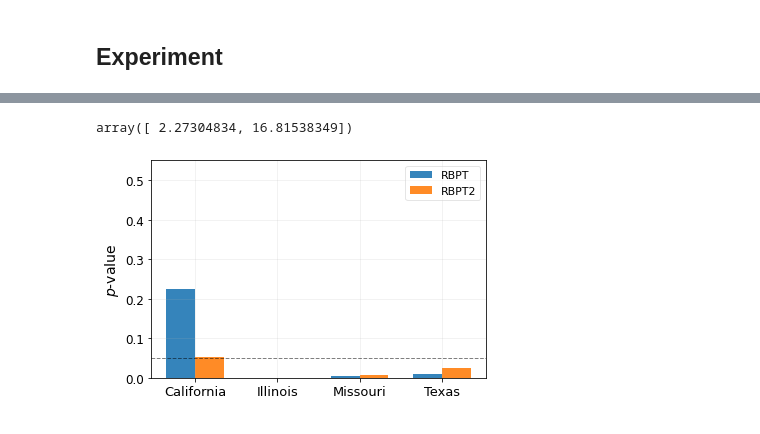
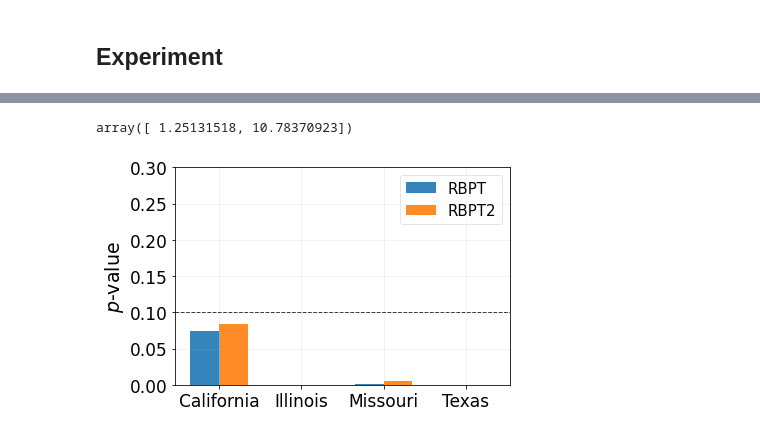
Before and after one commit to felipemaiapolo/cit, a Jupyter notebook: real_data_experiment.ipynb, the cells around one changed output, grey strips where cells are left out. Cells and saved outputs as stored; diff of their text form; code cells hidden in the pictures.

```diff
--- a/real_data_experiment.ipynb
+++ b/real_data_experiment.ipynb
@@ -10,7 +10,7 @@ np.random.seed(random_state)
 # %%
 states=['ca','il','mo','tx']
 labels = ['California','Illinois','Missouri','Texas']
-alpha=.05
+alpha=.1
 loss='mse'
 colors=['#1f77b4', '#ff7f0e', '#2ca02c', '#d62728', '#9467bd', '#8c564b', '#e377c2']
 # %%
@@ -33,8 +33,8 @@ for s in tqdm(states):
     Z = np.array(data.state_risk).reshape((-1,1))
     Y = np.array(data.combined_premium).reshape((-1,1))
     X = (1*np.array(data.minority)).reshape((-1,1))
-    X_train, X_test, Y_train, Y_test = train_test_split(X, Y, test_size=.2, random_state=random_state)
-    Z_train, Z_test, _, _ = train_test_split(Z, Y, test_size=.2, random_state=random_state)
+    X_train, X_test, Y_train, Y_test = train_test_split(X, Y, test_size=.3, random_state=random_state)
+    Z_train, Z_test, _, _ = train_test_split(Z, Y, test_size=.3, random_state=random_state)
 
     ###RBPT
     g1 = g()
@@ -61,27 +61,27 @@ pvals=np.array(pvals)
 # %%
 np.array(times).mean(axis=0)
 # %% [output]
-array([ 2.27304834, 16.81538349])
+array([ 1.25131518, 10.78370923])
 # %%
 pvals_rbpt = pvals[:,0]
 pvals_rbpt2 = pvals[:,1]
 # %%
 x = np.arange(len(labels))  # the label locations
 width = 0.35  # the width of the bars
 
 rects1 = plt.bar(x - width/2, pvals_rbpt, width, label='RBPT', color=colors[0], alpha=.9)
 rects2 = plt.bar(x + width/2, pvals_rbpt2, width, label='RBPT2', color=colors[1], alpha=.9)
 
 # Add some text for labels, title and custom x-axis tick labels, etc.
-plt.ylabel('$p$-value', size=14)
-plt.xticks(x, labels, fontsize=13)
-plt.legend(framealpha=0.5, prop={'size': 11})
-plt.axhline(y=alpha, color='black', linestyle='--', lw=1, alpha=.5)
-plt.yticks(fontsize=12)
-plt.ylim(0,.55)
+plt.ylabel('$p$-value', size=19)
+plt.xticks(x, labels, fontsize=17)
+plt.legend(framealpha=0.5, prop={'size': 15})
+plt.axhline(y=alpha, color='black', linestyle='--', lw=1, alpha=.75)
+plt.yticks(fontsize=17)
+plt.ylim(0,.3)
 plt.grid(alpha=.2)
 
 plt.savefig('plots/exp21_{:}.png'.format(loss), bbox_inches='tight', dpi=300, transparent=True)
 plt.show()
 # %% [output]
-[figure, old version]
+[figure, new version]
```
Also changed, not shown: 18 other files.
